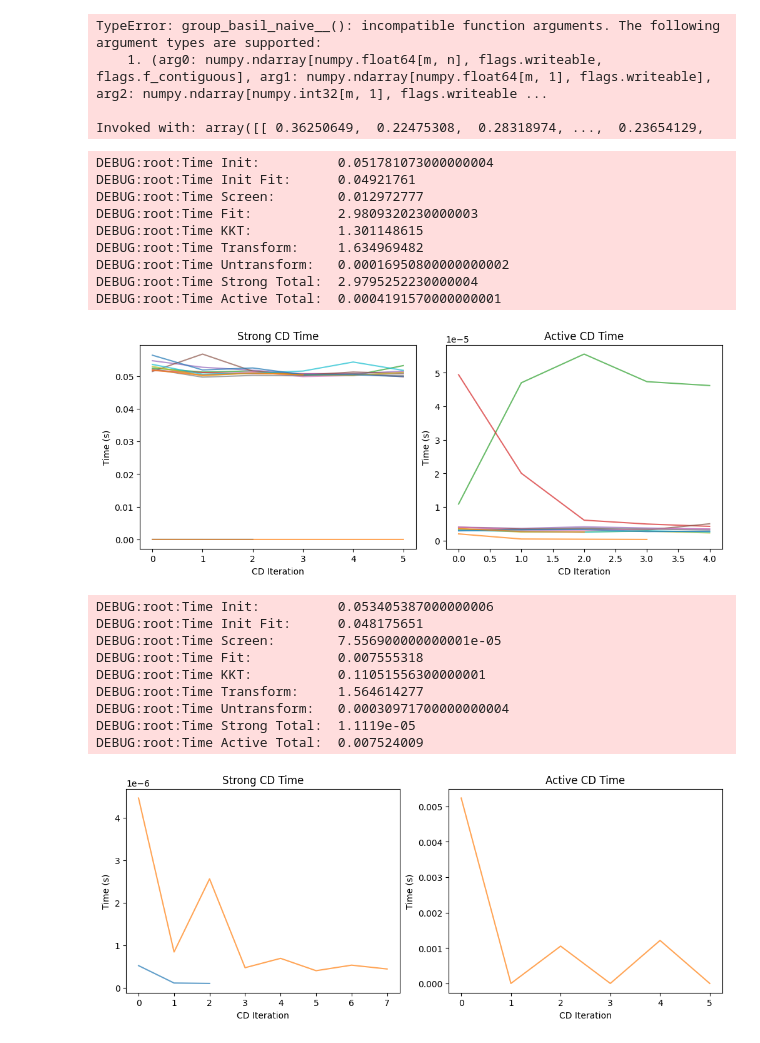
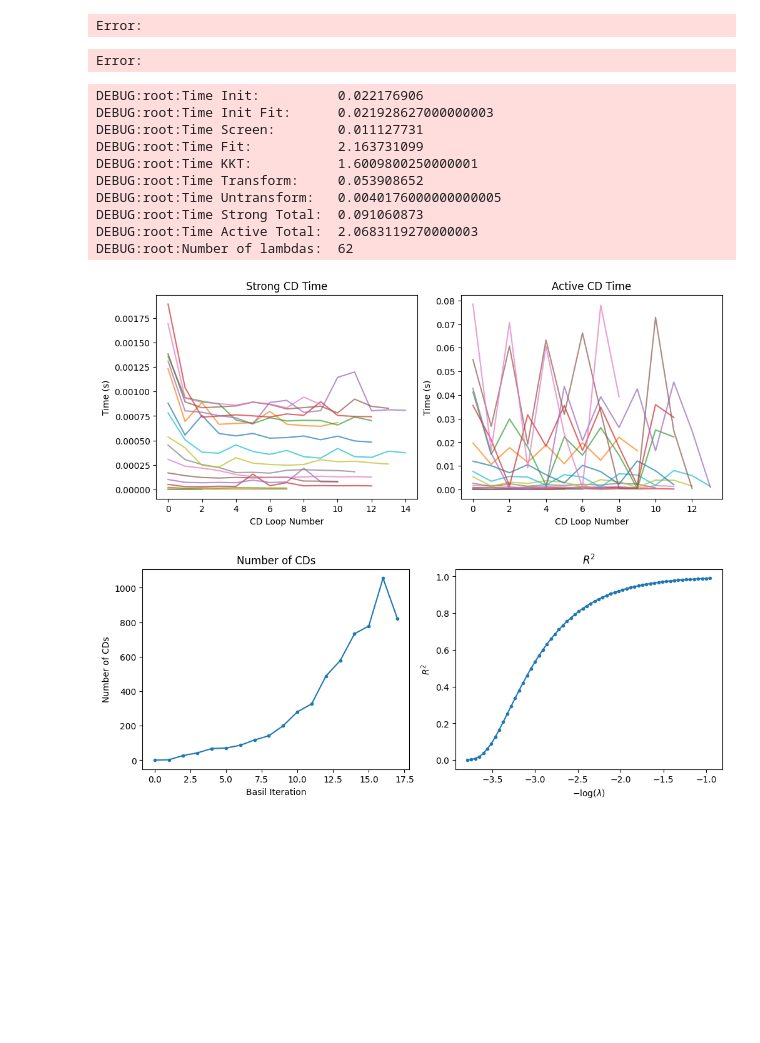
Before and after one commit to JamesYang007/adelie, a Jupyter notebook: research/paper_results/group_basil.ipynb, the cells around one changed output. Drawn from its saved outputs; the diff is of its cells as text; code cells hidden in the pictures; blank space fills up the shorter version.

```diff
--- a/research/paper_results/group_basil.ipynb
+++ b/research/paper_results/group_basil.ipynb
@@ -14,7 +14,12 @@ import matplotlib.pyplot as plt
 import cvxpy as cp
 from tqdm import tqdm
 # %%
-def analyze_base(diag):
+def analyze_base(out):
+    diag = out['diagnostic']
+
+    if out['error'] != '':
+        logging.warning(out['error'])
+
     logging.debug(f"Time Init:          {diag['time_init'][0]}")
     logging.debug(f"Time Init Fit:      {diag['time_init_fit'][0]}")
     logging.debug(f"Time Screen:        {np.sum(diag['time_screen'])}")
@@ -29,9 +34,12 @@ def analyze_base(diag):
     logging.debug(f"Time Strong Total:  {np.sum(time_strong)}")
     logging.debug(f"Time Active Total:  {np.sum(time_active)}")
 
-def analyze_cov(diag):
-    analyze_base(diag)
+    logging.debug(f"Number of lambdas:  {len(out['lmdas'])}")
 
+def analyze_cov(out):
+    analyze_base(out)
+
+    diag = out['diagnostic']
     time_gls = diag['time_group_lasso']
     types = ['time_strong_cd', 'time_active_cd', 'time_active_grad']
     titles = ['Strong CD Time', 'Active CD Time', 'Active Gradient Update Time']
@@ -47,9 +55,10 @@ def analyze_cov(diag):
             ax.set_ylabel("Time (s)")
     plt.show()
 
-def analyze_naive(diag):
-    analyze_base(diag)
+def analyze_naive(out):
+    analyze_base(out)
 
+    diag = out['diagnostic']
     time_gls = diag['time_group_lasso']
     types = ['time_strong_cd', 'time_active_cd']
     titles = ['Strong CD Time', 'Active CD Time']
@@ -61,18 +70,29 @@ def analyze_naive(diag):
         for i in tqdm(range(len(time_gls))):
             ax.plot(time_gls[i][type_j], alpha=0.7)
             ax.set_title(titles[j])
-            ax.set_xlabel("CD Iteration")
+            ax.set_xlabel("CD Loop Number")
             ax.set_ylabel("Time (s)")
     plt.show()
+
+    _, axes = plt.subplots(1, len(types), layout='constrained', figsize=(10,4))
+    axes[0].plot(diag['n_cds'], marker='.')
+    axes[0].set_title("Number of CDs")
+    axes[0].set_xlabel("Basil Iteration")
+    axes[0].set_ylabel("Number of CDs")
+    axes[1].plot(-np.log(out['lmdas']), out['rsqs'], marker='.')
+    axes[1].set_title("$R^2$")
+    axes[1].set_xlabel("$-\\log(\\lambda)$")
+    axes[1].set_ylabel("$R^2$")
+    plt.show()
 # %%
-n = 100
-p = 10000
-n_groups = int(p/100)
+n = 1000
+p = 100000
+n_groups = int(p/1)
 seed = 0
 
 np.random.seed(seed)
 X, beta, y, groups, group_sizes = generate_group_lasso_data(
-    n, p, n_groups, rho=-0.01, svd_transform=False
+    n, p, n_groups, rho=0.5, svd_transform=False, group_split_type="random",
 ).values()
 # %%
 # cov
@@ -82,30 +103,20 @@ X, beta, y, groups, group_sizes = generate_group_lasso_data(
 out_naive = group_basil(X, y, groups, group_sizes, method='naive', max_n_cds=int(1e5))
 diag_naive = out_naive['diagnostic']
 # %% [output]
-TypeError: group_basil_naive__(): incompatible function arguments. The following argument types are supported:
-    1. (arg0: numpy.ndarray[numpy.float64[m, n], flags.writeable, flags.f_contiguous], arg1: numpy.ndarray[numpy.float64[m, 1], flags.writeable], arg2: numpy.ndarray[numpy.int32[m, 1], flags.writeable ...
-
-Invoked with: array([[ 0.36250649,  0.22475308,  0.28318974, ...,  0.23654129,
+Error:
+Error:
 # %%
-analyze_naive(diag_naive)
+analyze_naive(out_naive)
 # %% [output]
-DEBUG:root:Time Init:          0.051781073000000004
-DEBUG:root:Time Init Fit:      0.04921761
-DEBUG:root:Time Screen:        0.012972777
-DEBUG:root:Time Fit:           2.9809320230000003
-DEBUG:root:Time KKT:           1.301148615
-DEBUG:root:Time Transform:     1.634969482
-DEBUG:root:Time Untransform:   0.00016950800000000002
-DEBUG:root:Time Strong Total:  2.9795252230000004
-DEBUG:root:Time Active Total:  0.0004191570000000001
+DEBUG:root:Time Init:          0.022176906
+DEBUG:root:Time Init Fit:      0.021928627000000003
+DEBUG:root:Time Screen:        0.011127731
+DEBUG:root:Time Fit:           2.163731099
+DEBUG:root:Time KKT:           1.6009800250000001
+DEBUG:root:Time Transform:     0.053908652
+DEBUG:root:Time Untransform:   0.0040176000000000005
+DEBUG:root:Time Strong Total:  0.091060873
+DEBUG:root:Time Active Total:  2.0683119270000003
+DEBUG:root:Number of lambdas:  62
-[figure, old version]
+[figure, new version]
-DEBUG:root:Time Init:          0.053405387000000006
-DEBUG:root:Time Init Fit:      0.048175651
-DEBUG:root:Time Screen:        7.556900000000001e-05
-DEBUG:root:Time Fit:           0.007555318
-DEBUG:root:Time KKT:           0.11051556300000001
-DEBUG:root:Time Transform:     1.564614277
-DEBUG:root:Time Untransform:   0.00030971700000000004
-DEBUG:root:Time Strong Total:  1.1119e-05
-DEBUG:root:Time Active Total:  0.007524009
-[figure, old version]
+[figure, new version]
```
Also changed, not shown: parts of 5 cells of this notebook, 4 other files.
